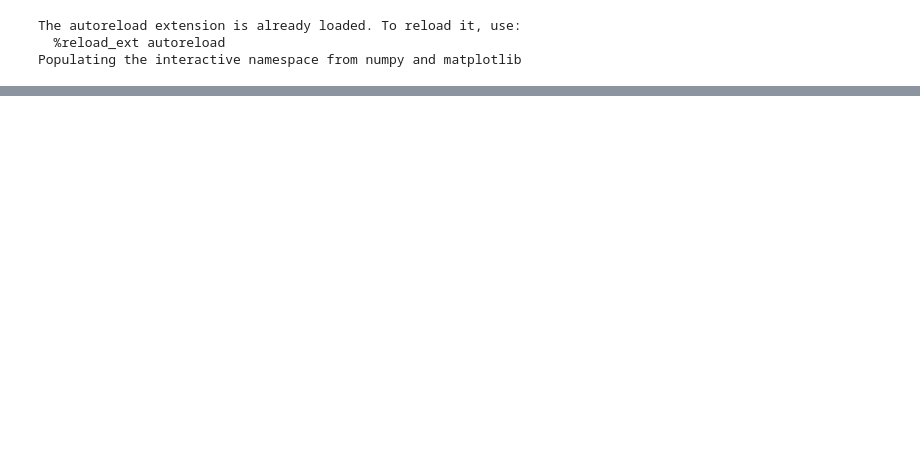
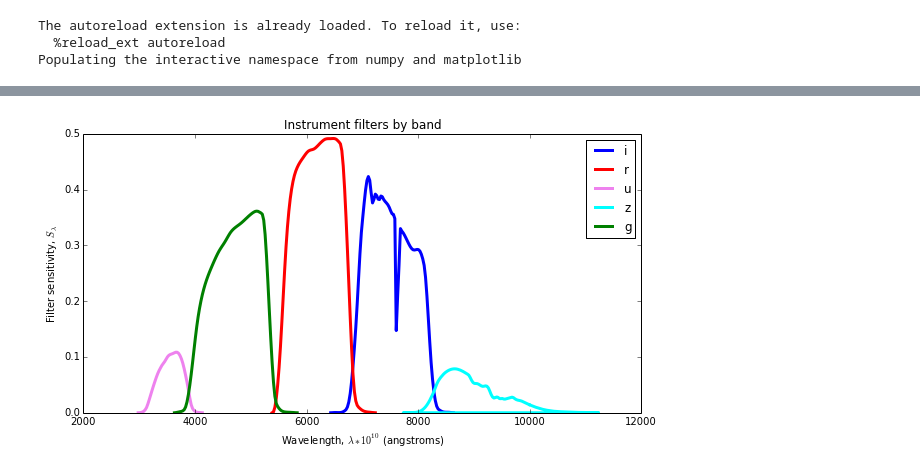
Before and after one commit to HIPS/DESI-MCMC, a Jupyter notebook: notebooks/RenderSources.ipynb, the cells around one changed output, grey strips where cells are left out. Drawn from its saved outputs; the diff is of its cells as text; code cells hidden in the pictures; blank space fills up the shorter version.

```diff
--- a/notebooks/RenderSources.ipynb
+++ b/notebooks/RenderSources.ipynb
@@ -114,0 +236,14 @@ COMMENT   and Astrophysics', volume 376, page 359; bibcode: 2001A&A...376..359H
+# %%
+import planck
+pylab.rcParams['figure.figsize'] = (10.0, 5.0)
+keys = planck.wavelength_lookup.keys()
+colors = ['blue', 'red', 'violet', 'cyan', 'green']
+for i, band in enumerate(keys):
+    plt.plot(planck.wavelength_lookup[band] * 1e10, planck.sensitivity_lookup[band], color=colors[i], linewidth=3)
+plt.xlabel('Wavelength, $\lambda * 10^{10}$ (angstroms)')
+plt.ylabel('Filter sensitivity, $S_\lambda$')
+plt.legend(keys)
+plt.title('Instrument filters by band')
+plt.savefig('../tex/imgs/filter_sensitivity.pdf')
+# %% [output]
+[figure, added]
```
Also changed, not shown: parts of 15 cells of this notebook, 8 other files.
